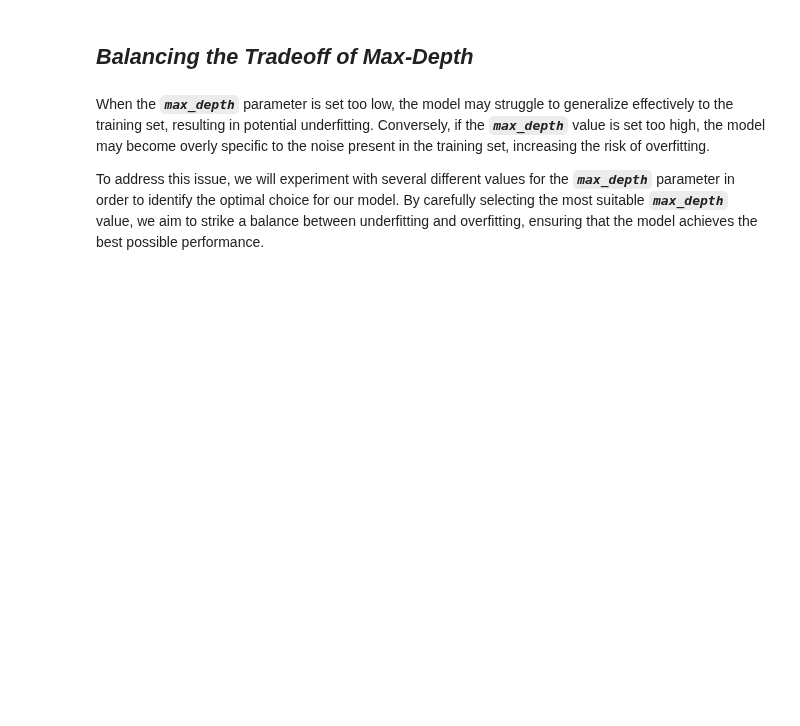
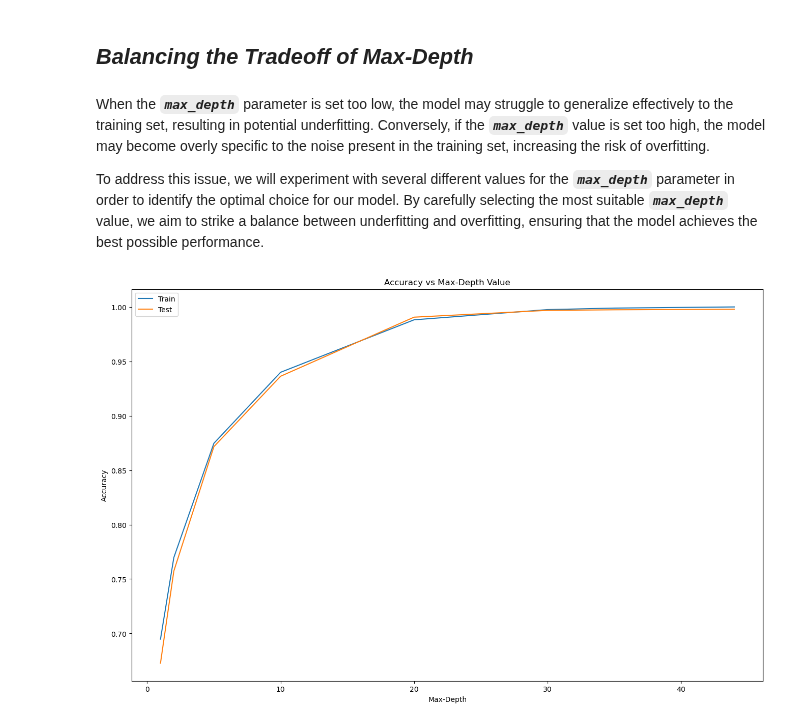
Before and after one commit to amirhosein-ziaei/Machine_Learning_Projects, a Jupyter notebook: Classify_Movie/Classifier.ipynb, the cells around one changed output. Drawn from its saved outputs; the diff is of its cells as text; code cells hidden in the pictures; blank space fills up the shorter version.

Commit message:
plot test and train accuracy with different max_depth

```diff
--- a/Classify_Movie/Classifier.ipynb
+++ b/Classify_Movie/Classifier.ipynb
@@ -383,3 +383,15 @@ for max_depth in max_depth_values:
     predictions = classifier.predict(X_test)
     train_accuracy.append(sklearn.metrics.accuracy_score(y_train, classifier.predict(X_train)))
     test_accuracy.append(sklearn.metrics.accuracy_score(y_test, classifier.predict(X_test)))
+# %%
+# Plot
+plt.figure(figsize=(16,10))
+plt.plot(max_depth_values, train_accuracy)
+plt.plot(max_depth_values, test_accuracy)
+plt.title('Accuracy vs Max-Depth Value')
+plt.xlabel('Max-Depth')
+plt.ylabel('Accuracy')
+plt.legend(['Train', 'Test'])
+plt.show()
+# %% [output]
+[figure, added]
```
